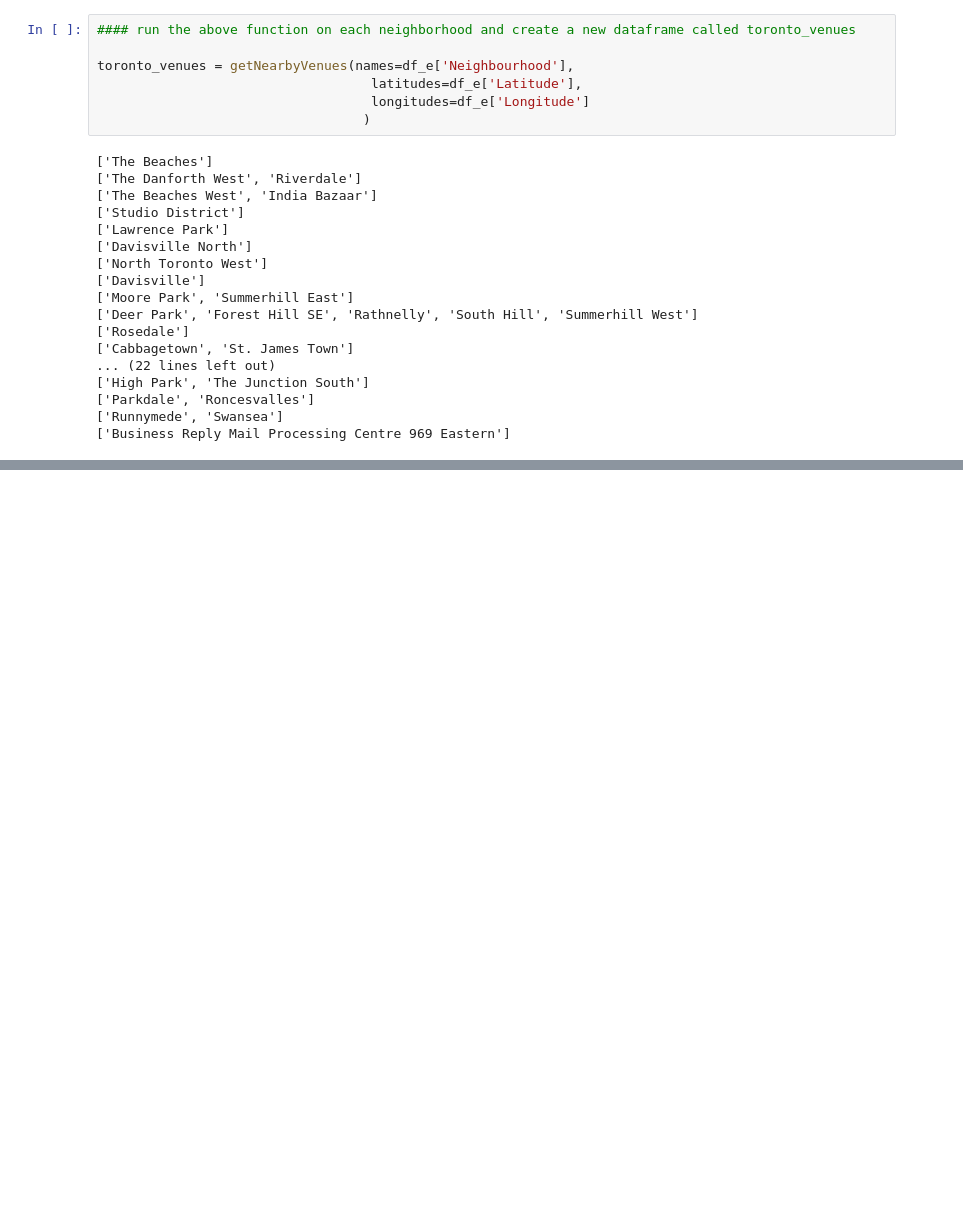
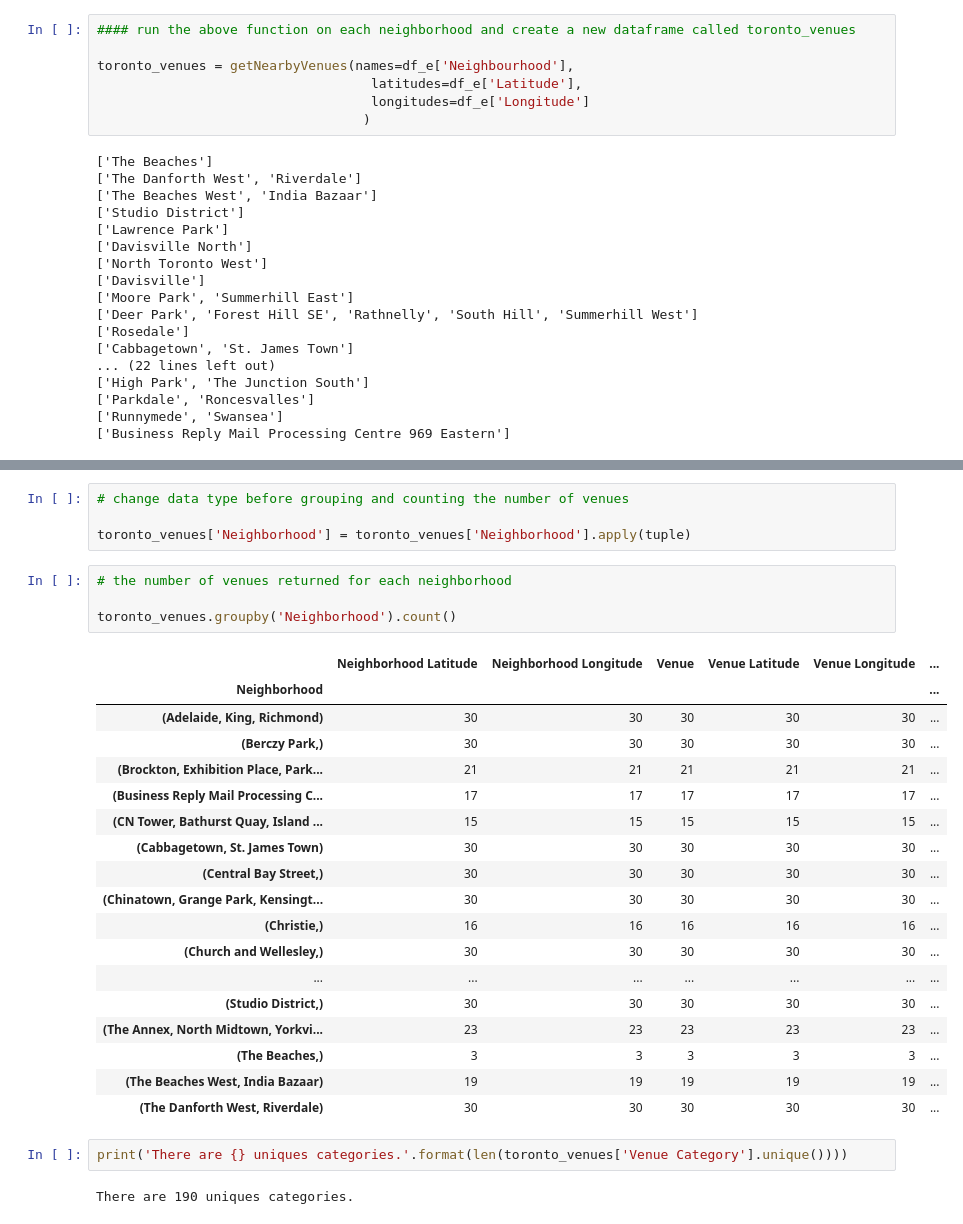
Before and after one commit to MaguireMaName/Coursera_Capstone, a Jupyter notebook: Machine_Learning_w_Python_Segment_&_Clustering.ipynb, the cells around one changed output, grey strips where cells are left out. Cells and saved outputs as stored; diff of their text form; blank space fills up the shorter version.

```diff
--- a/Machine_Learning_w_Python_Segment_&_Clustering.ipynb
+++ b/Machine_Learning_w_Python_Segment_&_Clustering.ipynb
@@ -275,3 +276,34 @@ toronto_venues.head()
 | 2 | [The Beaches] | 43.676357 | -79.293031 | Upper Beaches | 43.680563 | -79.292869 | ... |
 | 3 | [The Danforth West, Riverdale] | 43.679557 | -79.352188 | Pantheon | 43.677621 | -79.351434 | ... |
 | 4 | [The Danforth West, Riverdale] | 43.679557 | -79.352188 | Dolce Gelato | 43.677773 | -79.351187 | ... |
+# %%
+# change data type before grouping and counting the number of venues
+
+toronto_venues['Neighborhood'] = toronto_venues['Neighborhood'].apply(tuple)
+# %%
+# the number of venues returned for each neighborhood
+
+toronto_venues.groupby('Neighborhood').count()
+# %% [output]
+|  | Neighborhood Latitude | Neighborhood Longitude | Venue | Venue Latitude | Venue Longitude | ... |
+| Neighborhood |  |  |  |  |  | ... |
+| (Adelaide, King, Richmond) | 30 | 30 | 30 | 30 | 30 | ... |
+| (Berczy Park,) | 30 | 30 | 30 | 30 | 30 | ... |
+| (Brockton, Exhibition Place, Park... | 21 | 21 | 21 | 21 | 21 | ... |
+| (Business Reply Mail Processing C... | 17 | 17 | 17 | 17 | 17 | ... |
+| (CN Tower, Bathurst Quay, Island ... | 15 | 15 | 15 | 15 | 15 | ... |
+| (Cabbagetown, St. James Town) | 30 | 30 | 30 | 30 | 30 | ... |
+| (Central Bay Street,) | 30 | 30 | 30 | 30 | 30 | ... |
+| (Chinatown, Grange Park, Kensingt... | 30 | 30 | 30 | 30 | 30 | ... |
+| (Christie,) | 16 | 16 | 16 | 16 | 16 | ... |
+| (Church and Wellesley,) | 30 | 30 | 30 | 30 | 30 | ... |
+| ... | ... | ... | ... | ... | ... | ... |
+| (Studio District,) | 30 | 30 | 30 | 30 | 30 | ... |
+| (The Annex, North Midtown, Yorkvi... | 23 | 23 | 23 | 23 | 23 | ... |
+| (The Beaches,) | 3 | 3 | 3 | 3 | 3 | ... |
+| (The Beaches West, India Bazaar) | 19 | 19 | 19 | 19 | 19 | ... |
+| (The Danforth West, Riverdale) | 30 | 30 | 30 | 30 | 30 | ... |
+# %%
+print('There are {} uniques categories.'.format(len(toronto_venues['Venue Category'].unique())))
+# %% [output]
+There are 190 uniques categories.
```
Also changed, not shown: parts of 12 cells of this notebook.
